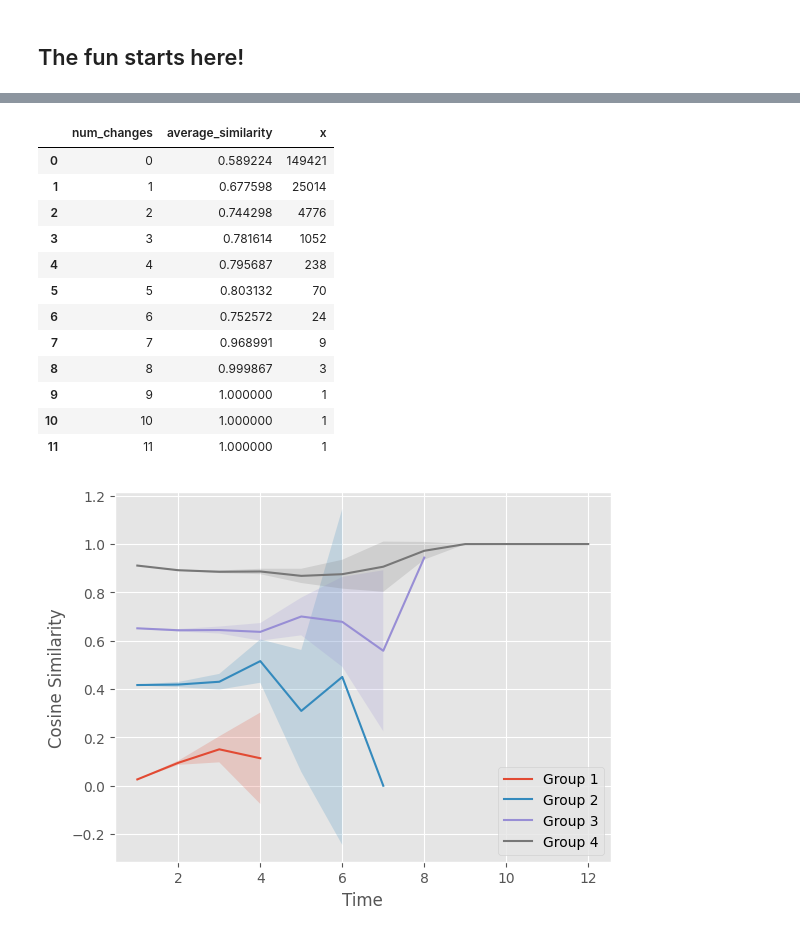
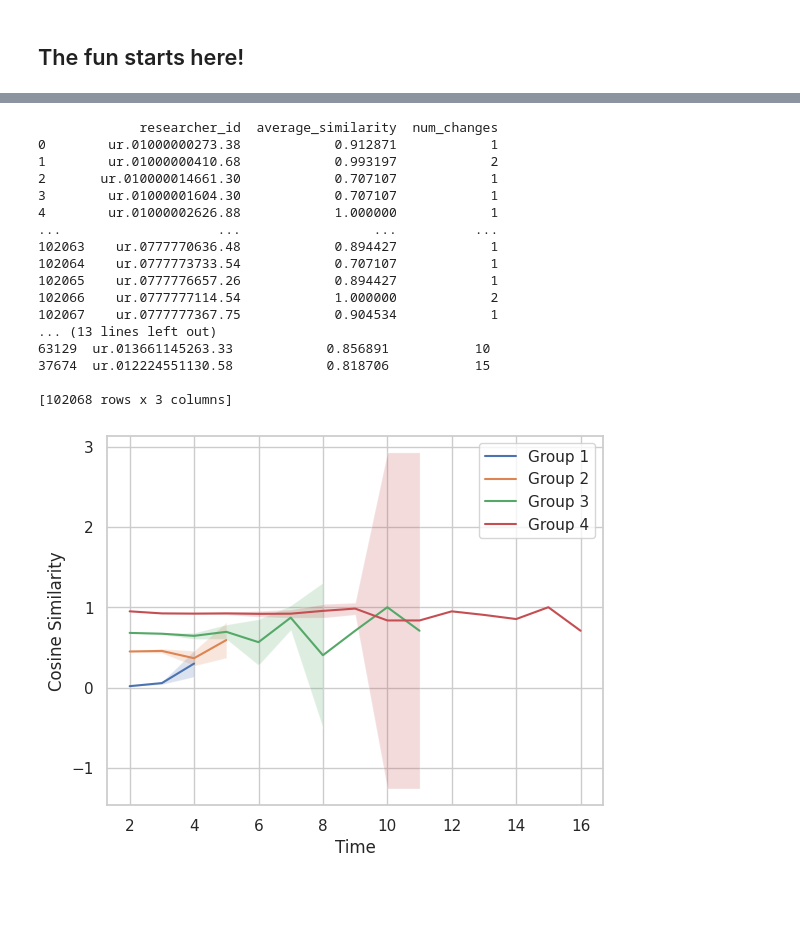
Before and after one commit to MarciaFG/scimobility, a Jupyter notebook: transformation_index_for_2007_2022.ipynb, the cells around one changed output, grey strips where cells are left out. Cells and saved outputs as stored; diff of their text form; code cells hidden in the pictures; blank space fills up the shorter version.

```diff
--- a/transformation_index_for_2007_2022.ipynb
+++ b/transformation_index_for_2007_2022.ipynb
@@ -661,18 +779,25 @@ Warning: total number of rows (149421) exceeds max_rows (20000). Falling back to
 # %%
 # group by 'num_changes' and calculate the mean of 'average_similarity' column
-summary_stats_change = similarity_df.groupby('num_changes')['cosine_similarity'].agg(['mean', 'count']).reset_index()
-summary_stats_change.columns = [ 'num_changes', 'average_similarity', 'num_researchers']
+summary_stats_change = similarity_df.groupby('time2')['cosine_similarity'].agg(['mean', 'count']).reset_index()
+summary_stats_change.columns = ['num_changes', 'average_similarity', 'num_researchers']
 
 fig, ax = plt.subplots()
-ax.plot(summary_stats_change['num_changes'] + 1, summary_stats_change['average_similarity'])
+sns.set(style="whitegrid")
+plt.figure(figsize=(10, 6))
+
+ax.plot(summary_stats_change['num_changes'], summary_stats_change['average_similarity'])
 ax.set_xlabel('Number of changes')
 ax.set_ylabel('Cosine Similarity')
 # ax.legend(loc='best')
 
+print(summary_stats_change.head(15))
 
 # create the boxplot
+# create the boxplot
 fig, ax = plt.subplots()
-ax.boxplot(summary_stats.groupby('num_changes')['average_similarity'].apply(list))
+data_to_plot = [similarity_df[similarity_df['time2'] == x]['cosine_similarity'].tolist() for x in summary_stats_change['num_changes']]
+ax.boxplot(data_to_plot)
+ax.set_xticklabels(summary_stats_change['num_changes'].values + 1)
 ax.set_xlabel('Number of changes')
 ax.set_ylabel('Cosine Similarity')
 ax.set_title('Boxplot of Average Similarity by Number of Changes')
@@ -686,19 +826,3 @@ WARNING:matplotlib.legend:No artists with labels found to put in legend.  Note t
-# %%
-summary_stats_change
-# %% [output]
-|  | num_changes | average_similarity | x |
-| 0 | 0 | 0.589224 | 149421 |
-| 1 | 1 | 0.677598 | 25014 |
-| 2 | 2 | 0.744298 | 4776 |
-| 3 | 3 | 0.781614 | 1052 |
-| 4 | 4 | 0.795687 | 238 |
-| 5 | 5 | 0.803132 | 70 |
-| 6 | 6 | 0.752572 | 24 |
-| 7 | 7 | 0.968991 | 9 |
-| 8 | 8 | 0.999867 | 3 |
-| 9 | 9 | 1.000000 | 1 |
-| 10 | 10 | 1.000000 | 1 |
-| 11 | 11 | 1.000000 | 1 |
 # %%
 import numpy as np
 import matplotlib.pyplot as plt
@@ -709,36 +833,64 @@ def categorize_researcher(avg_similarity, num_groups=4):
     if avg_similarity <= 0.25:
         return 1
     elif avg_similarity <= 0.5:
         return 2
     elif avg_similarity <= 0.75:
         return 3
     else:
         return 4
 
+# Calculate the average cosine similarity change and the number of changes for each researcher
+researcher_means = similarity_df.groupby('researcher_id')['cosine_similarity'].agg(['mean', 'count']).reset_index()
+researcher_means.columns = ['researcher_id', 'average_similarity', 'num_changes']
+
+# Display the summary statistics
+print(researcher_means)
+
+print('###################################################################')
+
+print(researcher_means.sort_values(by='num_changes'))
+
 # 2. Apply the function to the summary_stats DataFrame to create a new column `group`
-summary_stats['group'] = summary_stats['average_similarity'].apply(categorize_researcher)
+researcher_means['group'] = researcher_means['average_similarity'].apply(categorize_researcher)
 
 # 3. Merge the `group` information into the `similarity_df` DataFrame
-similarity_df = pd.merge(similarity_df, summary_stats[['researcher_id', 'group']], on='researcher_id')
+similarity_df = pd.merge(similarity_df, researcher_means[['researcher_id', 'group']], on='researcher_id')
 
 # 4. Aggregate cosine similarity values for each group and time period
-grouped_data = similarity_df.groupby(['group', 'time1'])['cosine_similarity'].agg(['mean', 'std', 'count']).reset_index()
+grouped_data = similarity_df.groupby(['group', 'time2'])['cosine_similarity'].agg(['mean', 'std', 'count']).reset_index()
 
 # 5. Calculate the confidence intervals
 alpha = 0.95
 grouped_data['conf_interval'] = grouped_data.apply(lambda row: stats.t.ppf((1 + alpha) / 2, row['count'] - 1) * row['std'] / np.sqrt(row['count']), axis=1)
 
 # 6. Create a line plot with confidence intervals around the lines for each group over time
 fig, ax = plt.subplots()
 
 for group_id, group_data in grouped_data.groupby('group'):
-    ax.plot(group_data['time1'], group_data['mean'], label=f'Group {group_id}')
-    ax.fill_between(group_data['time1'], group_data['mean'] - group_data['conf_interval'], group_data['mean'] + group_data['conf_interval'], alpha=0.2)
+    ax.plot(group_data['time2'], group_data['mean'], label=f'Group {group_id}')
+    ax.fill_between(group_data['time2'], group_data['mean'] - group_data['conf_interval'], group_data['mean'] + group_data['conf_interval'], alpha=0.2)
 
 ax.set_xlabel('Time')
 ax.set_ylabel('Cosine Similarity')
 ax.legend(loc='best')
 
 plt.show()
 # %% [output]
+             researcher_id  average_similarity  num_changes
+0        ur.01000000273.38            0.912871            1
+1        ur.01000000410.68            0.993197            2
+2       ur.010000014661.30            0.707107            1
+3        ur.01000001604.30            0.707107            1
+4        ur.01000002626.88            1.000000            1
+...                    ...                 ...          ...
+102063    ur.0777770636.48            0.894427            1
+102064    ur.0777773733.54            0.707107            1
+102065    ur.0777776657.26            0.894427            1
+102066    ur.0777777114.54            1.000000            2
+102067    ur.0777777367.75            0.904534            1
+... (13 lines left out)
+63129  ur.013661145263.33            0.856891           10
+37674  ur.012224551130.58            0.818706           15
+
+[102068 rows x 3 columns]
-[figure, old version]
+[figure, new version]
```
Also changed, not shown: parts of 33 cells of this notebook.
